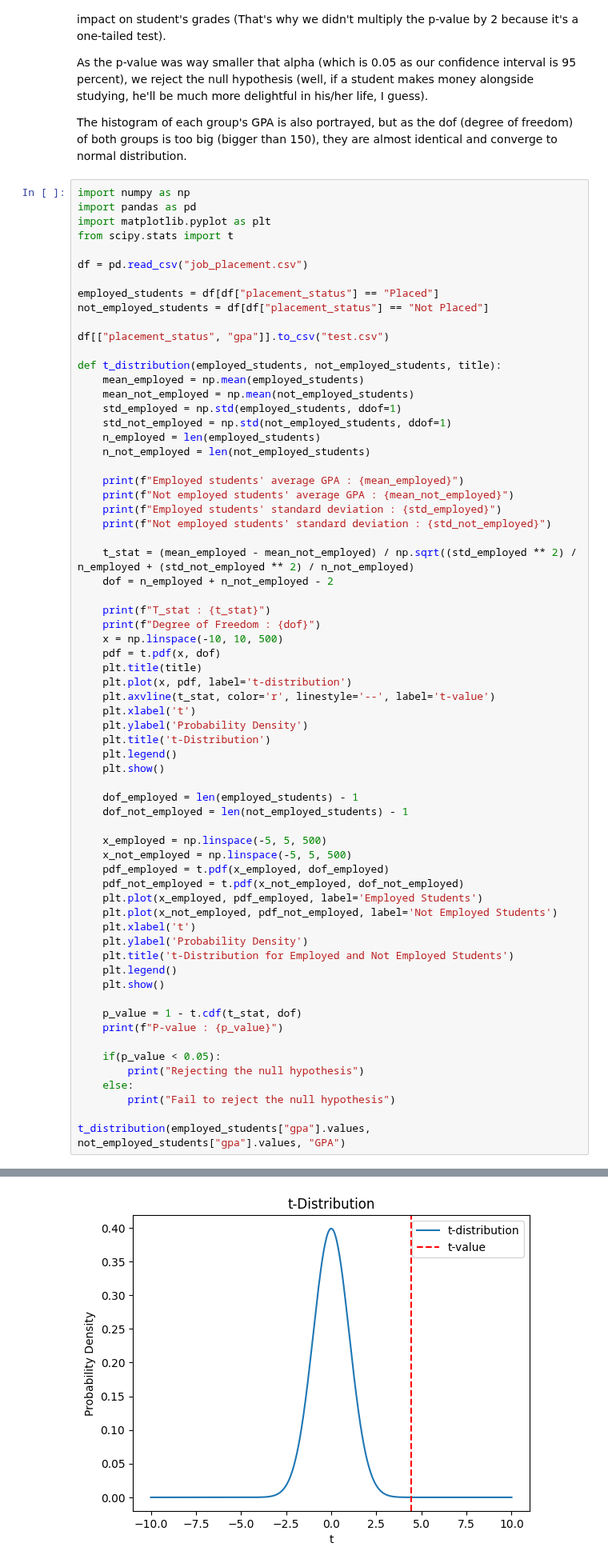
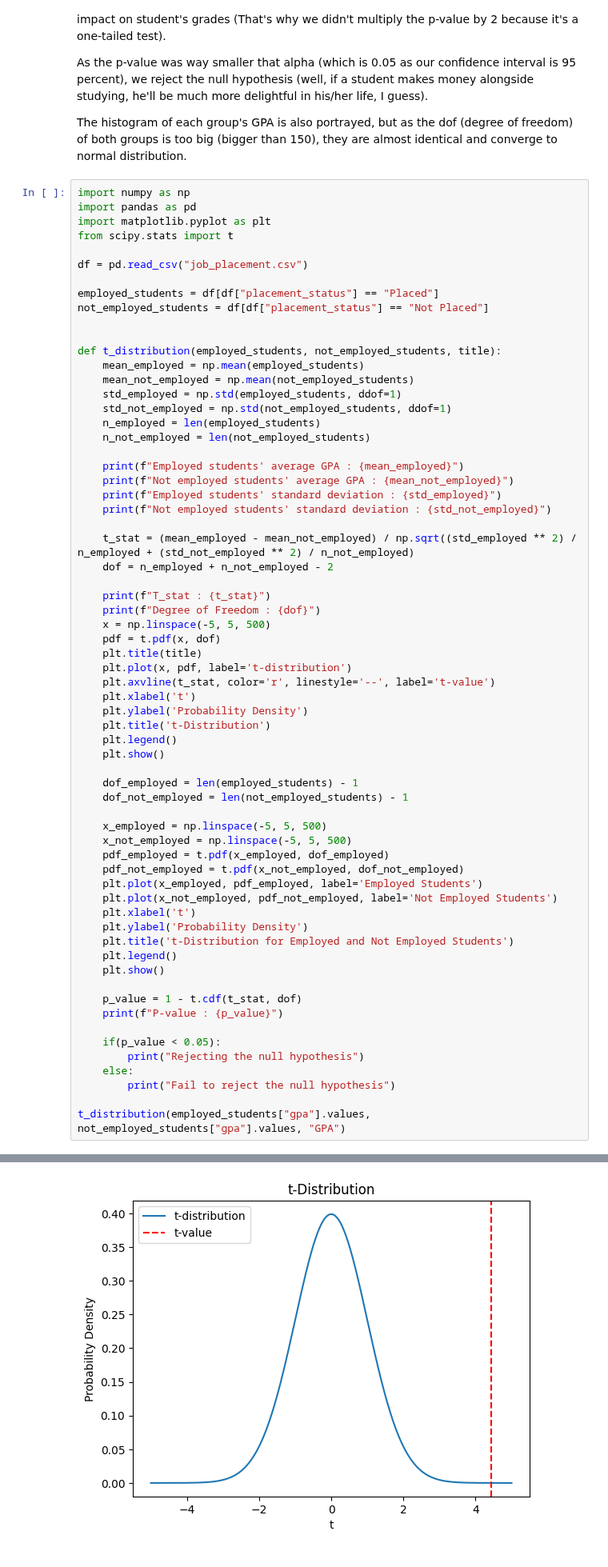
Before and after one commit to tisiphonee/DataS, a Jupyter notebook: CA1/CA1.ipynb, the cells around one changed output, grey strips where cells are left out. Shown at 80% size. Drawn from its saved outputs; the diff is of its cells as text.

```diff
--- a/CA1/CA1.ipynb
+++ b/CA1/CA1.ipynb
@@ -493,7 +447,6 @@ df = pd.read_csv("job_placement.csv")
 employed_students = df[df["placement_status"] == "Placed"]
 not_employed_students = df[df["placement_status"] == "Not Placed"]
 
-df[["placement_status", "gpa"]].to_csv("test.csv")
 
 def t_distribution(employed_students, not_employed_students, title):
     mean_employed = np.mean(employed_students)
@@ -513,7 +466,7 @@ def t_distribution(employed_students, not_employed_students, title):
 
     print(f"T_stat : {t_stat}")
     print(f"Degree of Freedom : {dof}")
-    x = np.linspace(-10, 10, 500)
+    x = np.linspace(-5, 5, 500)
     pdf = t.pdf(x, dof)
     plt.title(title)
     plt.plot(x, pdf, label='t-distribution')
@@ -528,34 +481,34 @@ def t_distribution(employed_students, not_employed_students, title):
     dof_not_employed = len(not_employed_students) - 1
 
     x_employed = np.linspace(-5, 5, 500)
     x_not_employed = np.linspace(-5, 5, 500)
     pdf_employed = t.pdf(x_employed, dof_employed)
     pdf_not_employed = t.pdf(x_not_employed, dof_not_employed)
     plt.plot(x_employed, pdf_employed, label='Employed Students')
     plt.plot(x_not_employed, pdf_not_employed, label='Not Employed Students')
     plt.xlabel('t')
     plt.ylabel('Probability Density')
     plt.title('t-Distribution for Employed and Not Employed Students')
     plt.legend()
     plt.show()
 
     p_value = 1 - t.cdf(t_stat, dof)
     print(f"P-value : {p_value}")
 
     if(p_value < 0.05):
         print("Rejecting the null hypothesis")
     else:
         print("Fail to reject the null hypothesis")
 
 t_distribution(employed_students["gpa"].values, not_employed_students["gpa"].values, "GPA")
 # %% [output]
 Employed students' average GPA : 3.76140350877193
 Not employed students' average GPA : 3.702307692307692
 Employed students' standard deviation : 0.11335184963393793
 Not employed students' standard deviation : 0.14167622472930308
 T_stat : 4.442633347555541
 Degree of Freedom : 698
-[figure, old version]
+[figure, new version]
 [figure]
 P-value : 5.165578960020234e-06
 Rejecting the null hypothesis
```
Also changed, not shown: parts of 4 cells of this notebook.
